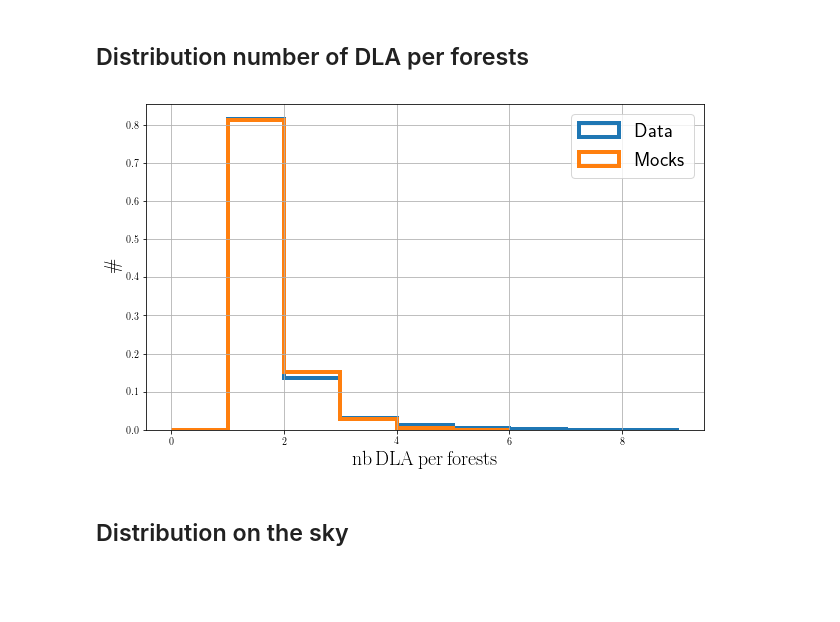
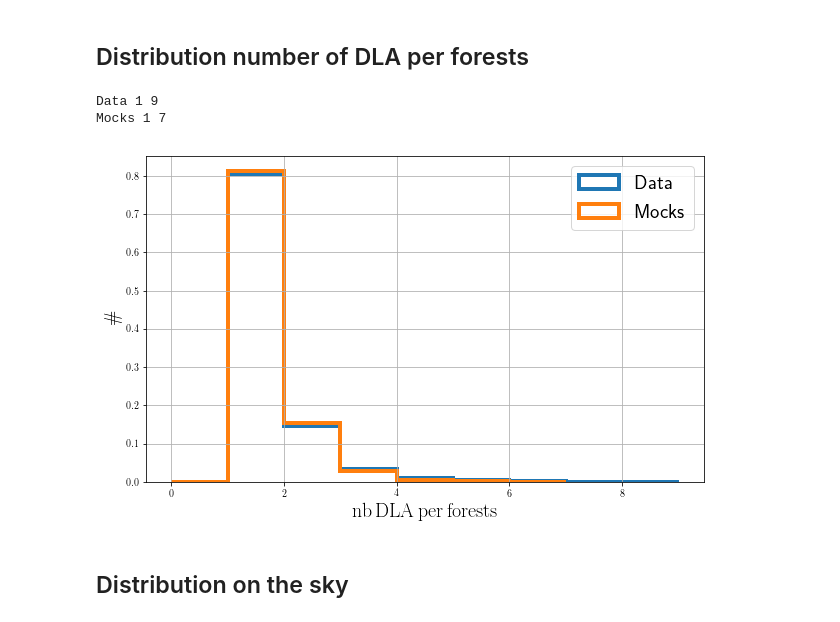
Before and after one commit to igmhub/desi_QA, a Jupyter notebook: Mocks/QA_DLA.ipynb, the cells around one changed output. Saved outputs shown, nothing was run; the diff lists cells and outputs as text; code cells hidden in the pictures; blank space fills up the shorter version.

```diff
--- a/Mocks/QA_DLA.ipynb
+++ b/Mocks/QA_DLA.ipynb
@@ -437,17 +437,20 @@ plt.grid()
 # %%
 toPlot = {'Mocks':mock['DLA_catalog'], 'Data':data['DLA_catalog']}
 for name,path in sorted(toPlot.items()):
     h = fitsio.FITS(path)
-    thid = h[1]['THING_ID'][:][:10000]
+    thid = h[1]['THING_ID'][:][:100000]
     thidunique = sp.unique(thid)
     nbRepeat = sp.array([ (thid==i).sum() for i in thidunique ])
+    print(name, nbRepeat.min(), nbRepeat.max())
     plt.hist(nbRepeat, bins=sp.arange(nbRepeat.max()+1),histtype='step',label=name,density=True,linewidth=4)
 plt.xlabel(r'$\mathrm{nb\,DLA\,per\,forests}$')
 plt.ylabel(r'$\#$')
 plt.legend()
 plt.grid()
 # %% [output]
+Data 1 9
+Mocks 1 7
-[figure, old version]
+[figure, new version]
 # %% [markdown]
 ## Distribution on the sky
 # %% [markdown]
```
Also changed, not shown: 1 other file.
